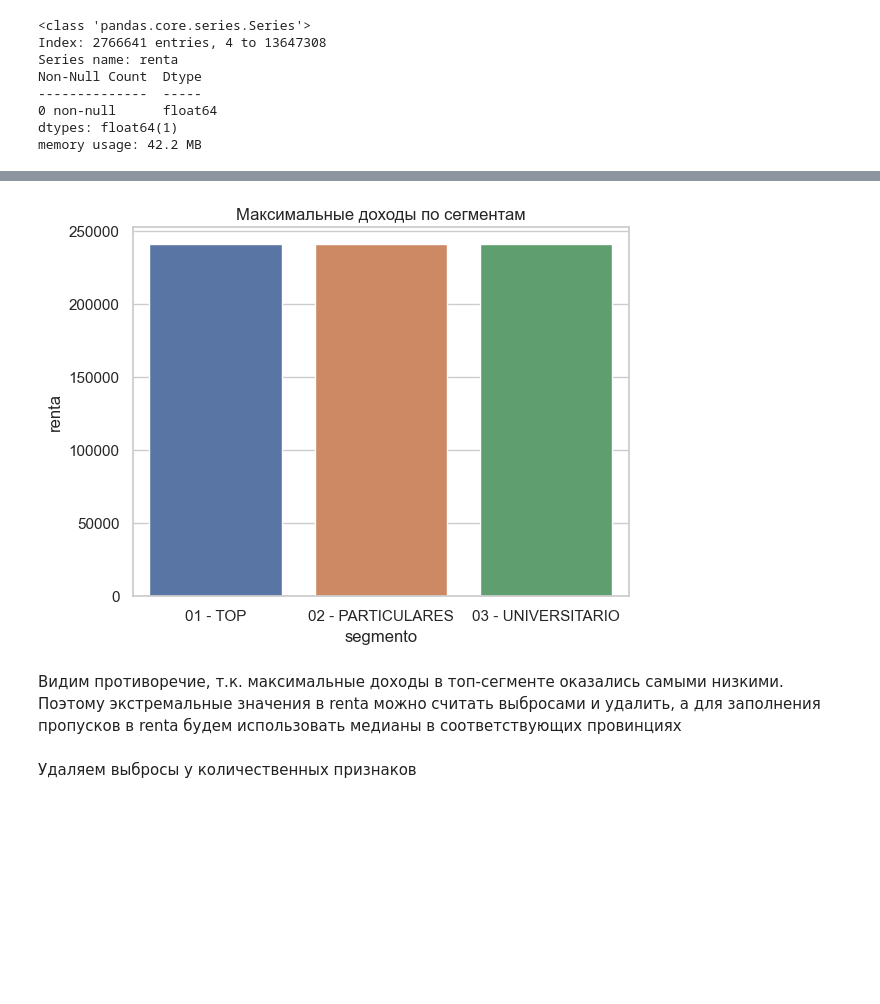
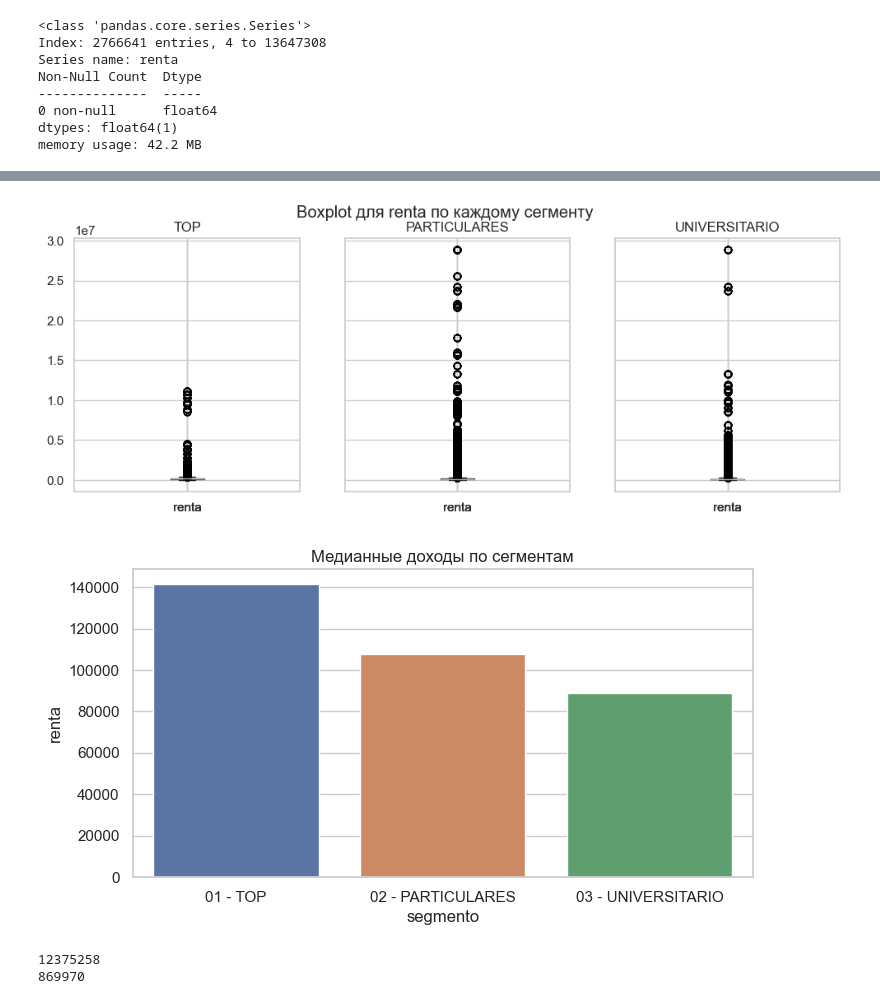
Before and after one commit to ibnkir/bank-recsys-project, a Jupyter notebook: notebooks/preparation_steps.ipynb, the cells around one changed output, grey strips where cells are left out. Cells and saved outputs as stored; diff of their text form; code cells hidden in the pictures; blank space fills up the shorter version.

```diff
--- a/notebooks/preparation_steps.ipynb
+++ b/notebooks/preparation_steps.ipynb
@@ -460,0 +578,3 @@ for col in categ_cols_with_nans:
+# %%
+data[['ind_nuevo', 'indrel', 'ind_actividad_cliente']] = \
+    data[['ind_nuevo', 'indrel', 'ind_actividad_cliente']].astype(int)
@@ -504,5 +628,21 @@ array(['      6', '     35', '     34', '     33', '     31', '     21',
 # %%
 # Приводим age и antiguedad к float
-data['age'] = data['age'].astype('float64')
-data['antiguedad'] = data['antiguedad'].astype('float64')
+data[['age', 'antiguedad']] = data[['age', 'antiguedad']].astype('float64')
+# %%
+# Удаляем выбросы у age и antiguedad
+
+threshold = 1.5
+outliers = pd.DataFrame()
+
+for col in ['age', 'antiguedad']:
+    Q1 = data[col].quantile(0.25)
+    Q3 = data[col].quantile(0.75)
+    IQR = Q3 - Q1
+    margin = threshold * IQR
+    lower = Q1 - margin
+    upper = Q3 + margin
+    outliers[col] = ~data[col].between(lower, upper)
+
+outliers = outliers[['age', 'antiguedad']].any(axis=1)
+data = data[~outliers]
 # %% [markdown]
@@ -551,23 +672,0 @@ plt.show()
-# %%
-# Максимальные доходы по сегментам
-plt.figure(figsize=(8,4))
-agg_by_segm = pd.DataFrame(data.groupby("segmento")["renta"].agg('max')).reset_index()
-sns.barplot(data=agg_by_segm, x='segmento', y='renta')
-plt.title(f'Максимальные доходы по сегментам')
-plt.show()
-# %% [output]
-[figure, removed]
-# %% [markdown]
-Видим противоречие, т.к. максимальные доходы в топ-сегменте оказались самыми низкими.
-Поэтому экстремальные значения в renta можно считать выбросами и удалить,
-а для заполнения пропусков в renta будем использовать медианы в соответствующих провинциях
-# %%
-# Заполняем пропуски в renta медианами в соответствующих провинциях
-agg_by_prov = pd.DataFrame(data.groupby("nomprov")["renta"].agg('median'))
-
-for prov in data['nomprov'].unique():
-    selected_raws = (data['nomprov'] == prov)
-    fill_value = agg_by_prov.loc[prov, 'renta']
-    data.loc[selected_raws, 'renta'] = data.loc[selected_raws, 'renta'].fillna(value=fill_value)
-# %% [markdown]
-Удаляем выбросы у количественных признаков
@@ -591,0 +673,22 @@ data = data[~outliers]
+# %%
+# Строим boxplot для renta по каждому сегменту
+
+fig, (ax1, ax2, ax3) = plt.subplots(ncols=3, figsize=(12,4), sharey=True, sharex=True)
+
+data[data['segmento'] == '01 - TOP'][['renta']].boxplot(ax=ax1).set_title('TOP')
+data[data['segmento'] == '02 - PARTICULARES'][['renta']].boxplot(ax=ax2).set_title('PARTICULARES')
+data[data['segmento'] == '03 - UNIVERSITARIO'][['renta']].boxplot(ax=ax3).set_title('UNIVERSITARIO')
+
+plt.suptitle('Boxplot для renta по каждому сегменту')
+plt.show()
+# %% [output]
+[figure, added]
+# %%
+# Медианные доходы по сегментам
+plt.figure(figsize=(8,4))
+agg_by_segm = pd.DataFrame(data.groupby("segmento")["renta"].agg('median')).reset_index()
+sns.barplot(data=agg_by_segm, x='segmento', y='renta')
+plt.title(f'Медианные доходы по сегментам')
+plt.show()
+# %% [output]
+[figure, added]
@@ -591,0 +719,7 @@ data = data[~outliers]
+# %%
+# Cмотрим, сколько осталось данных и уникальных клиентов после удаления строк
+print(len(data))
+print(data['ncodpers'].nunique())
+# %% [output]
+12375258
+869970
```
Also changed, not shown: parts of 156 cells of this notebook, 4 other files.
